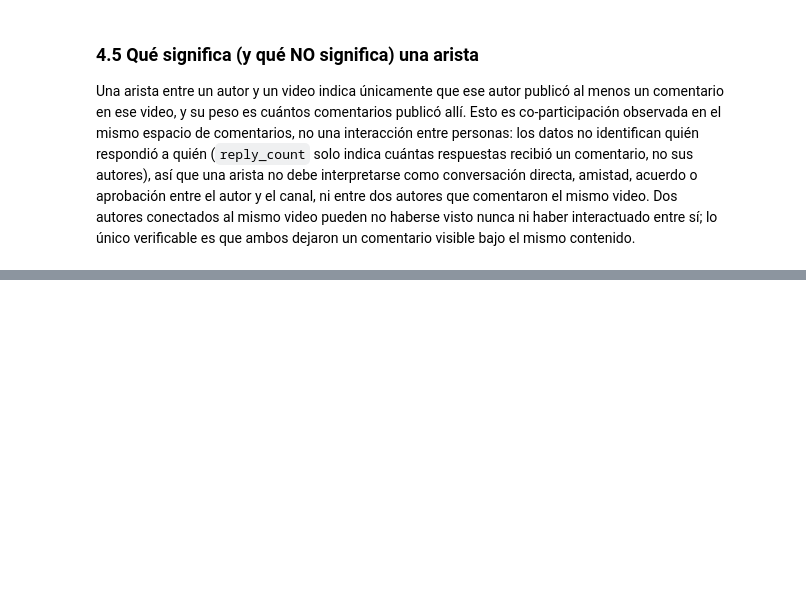
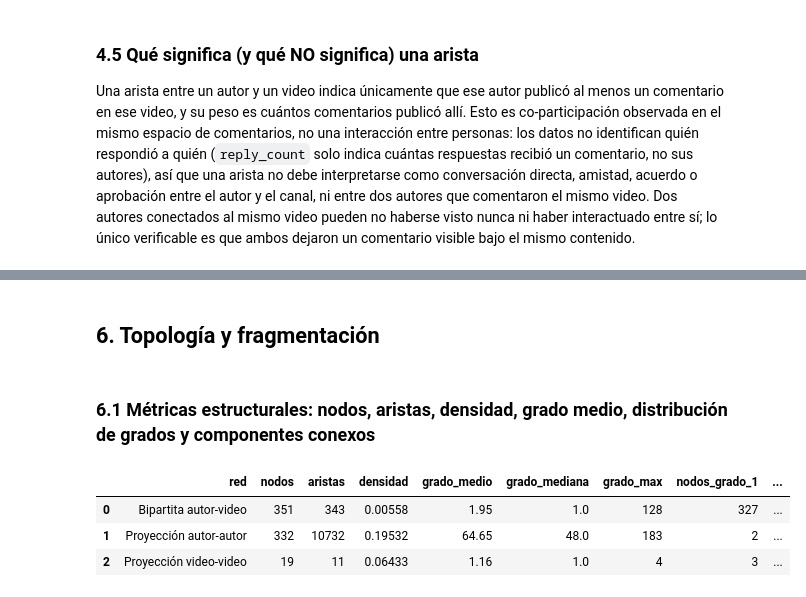
Before and after one commit to Ikeel04/Labs-DS, a Jupyter notebook: Lab6/Laboratorio6.ipynb, the cells around one changed output, grey strips where cells are left out. Saved outputs shown, nothing was run; the diff lists cells and outputs as text; code cells hidden in the pictures; blank space fills up the shorter version.

```diff
--- a/Lab6/Laboratorio6.ipynb
+++ b/Lab6/Laboratorio6.ipynb
@@ -1920,0 +2083,36 @@ lo único verificable es que ambos dejaron un comentario visible bajo el mismo c
+# %% [markdown]
+## 6. Topología y fragmentación
+# %% [markdown]
+### 6.1 Métricas estructurales: nodos, aristas, densidad, grado medio, distribución de grados y componentes conexos
+# %%
+def resumen_topologico(G, nombre):
+    grados = dict(G.degree())
+    valores_grado = list(grados.values())
+    comps = sorted(nx.connected_components(G), key=len, reverse=True)
+    resumen = {
+        'red': nombre,
+        'nodos': G.number_of_nodes(),
+        'aristas': G.number_of_edges(),
+        'densidad': round(nx.density(G), 5),
+        'grado_medio': round(np.mean(valores_grado), 2),
+        'grado_mediana': np.median(valores_grado),
+        'grado_max': max(valores_grado),
+        'nodos_grado_1': sum(1 for d in valores_grado if d == 1),
+        'nodos_aislados_grado_0': sum(1 for d in valores_grado if d == 0),
+        'n_componentes': len(comps),
+        'tam_componente_mayor': len(comps[0]),
+        'pct_componente_mayor': round(100 * len(comps[0]) / G.number_of_nodes(), 1),
+    }
+    return resumen
+
+tabla_topologia = pd.DataFrame([
+    resumen_topologico(G_bip, 'Bipartita autor-video'),
+    resumen_topologico(G_autor, 'Proyección autor-autor'),
+    resumen_topologico(G_video_proy, 'Proyección video-video'),
+])
+tabla_topologia
+# %% [output]
+|  | red | nodos | aristas | densidad | grado_medio | grado_mediana | grado_max | nodos_grado_1 | ... |
+| 0 | Bipartita autor-video | 351 | 343 | 0.00558 | 1.95 | 1.0 | 128 | 327 | ... |
+| 1 | Proyección autor-autor | 332 | 10732 | 0.19532 | 64.65 | 48.0 | 183 | 2 | ... |
+| 2 | Proyección video-video | 19 | 11 | 0.06433 | 1.16 | 1.0 | 4 | 3 | ... |
```
Also changed, not shown: parts of 52 cells of this notebook, 4 other files.
